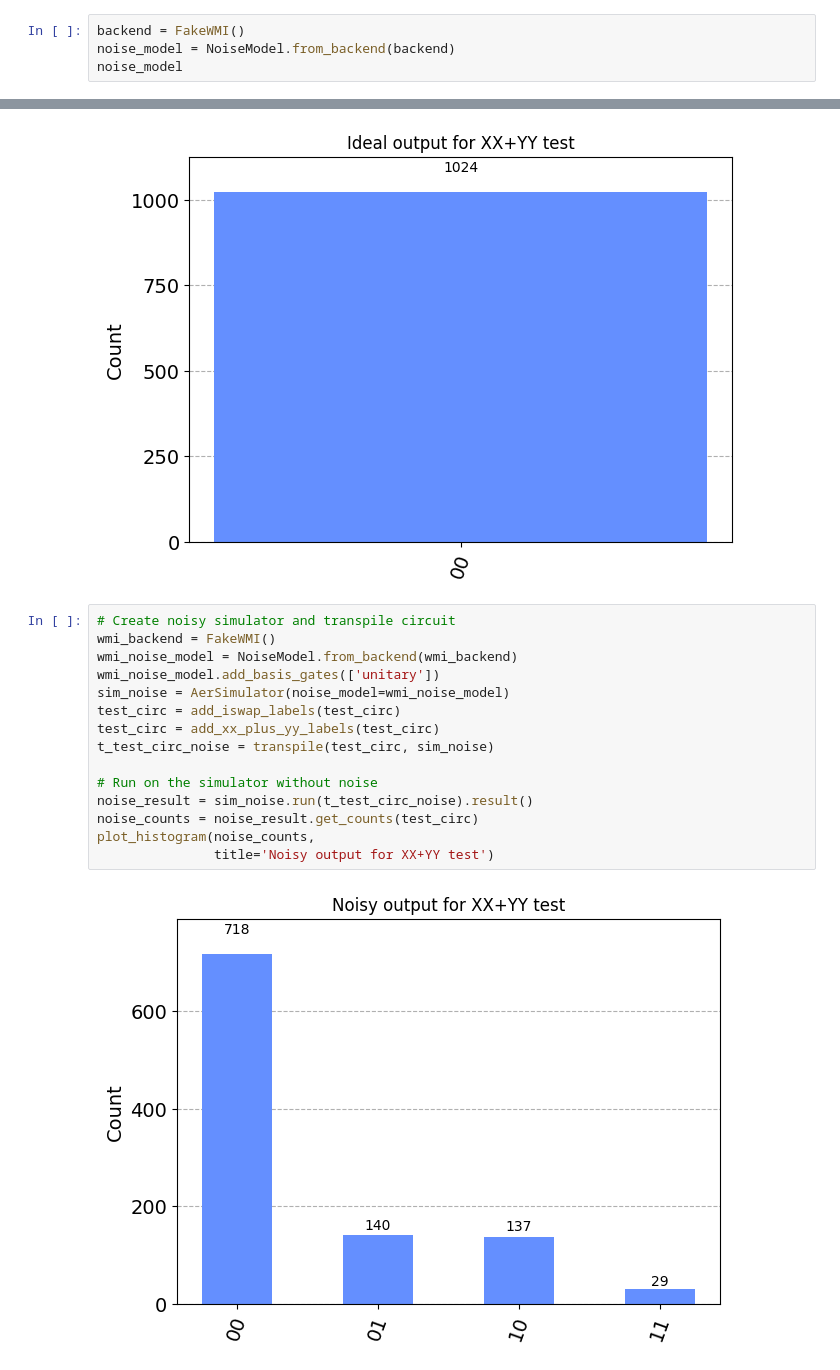
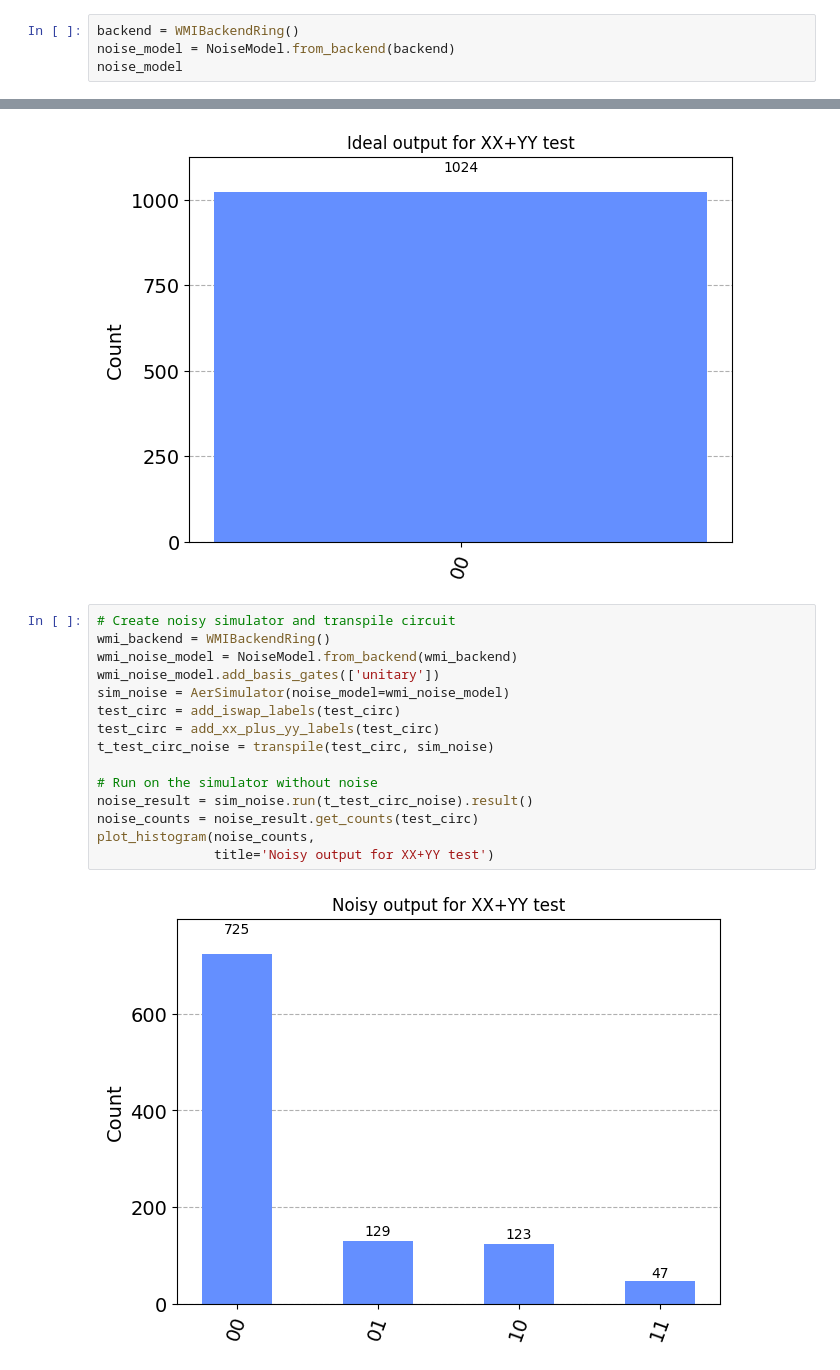
Before and after one commit to thilomueller/QETU, a Jupyter notebook: test_transpiler.ipynb, the cells around one changed output, grey strips where cells are left out. Cells and saved outputs as stored; diff of their text form.

```diff
--- a/test_transpiler.ipynb
+++ b/test_transpiler.ipynb
@@ -17,5 +17,5 @@ from wmi_backend import *
 # %%
-backend = FakeWMI()
+backend = WMIBackendRing()
 noise_model = NoiseModel.from_backend(backend)
 noise_model
 # %% [output]
@@ -66,18 +62,18 @@ plot_histogram(ideal_counts,
 [figure]
 # %%
 # Create noisy simulator and transpile circuit
-wmi_backend = FakeWMI()
+wmi_backend = WMIBackendRing()
 wmi_noise_model = NoiseModel.from_backend(wmi_backend)
 wmi_noise_model.add_basis_gates(['unitary'])
 sim_noise = AerSimulator(noise_model=wmi_noise_model)
 test_circ = add_iswap_labels(test_circ)
 test_circ = add_xx_plus_yy_labels(test_circ)
 t_test_circ_noise = transpile(test_circ, sim_noise)
 
 # Run on the simulator without noise
 noise_result = sim_noise.run(t_test_circ_noise).result()
 noise_counts = noise_result.get_counts(test_circ)
 plot_histogram(noise_counts,
                title='Noisy output for XX+YY test')
 # %% [output]
-[figure, old version]
+[figure, new version]
```
Also changed, not shown: parts of 5 cells of this notebook, 2 other files.
